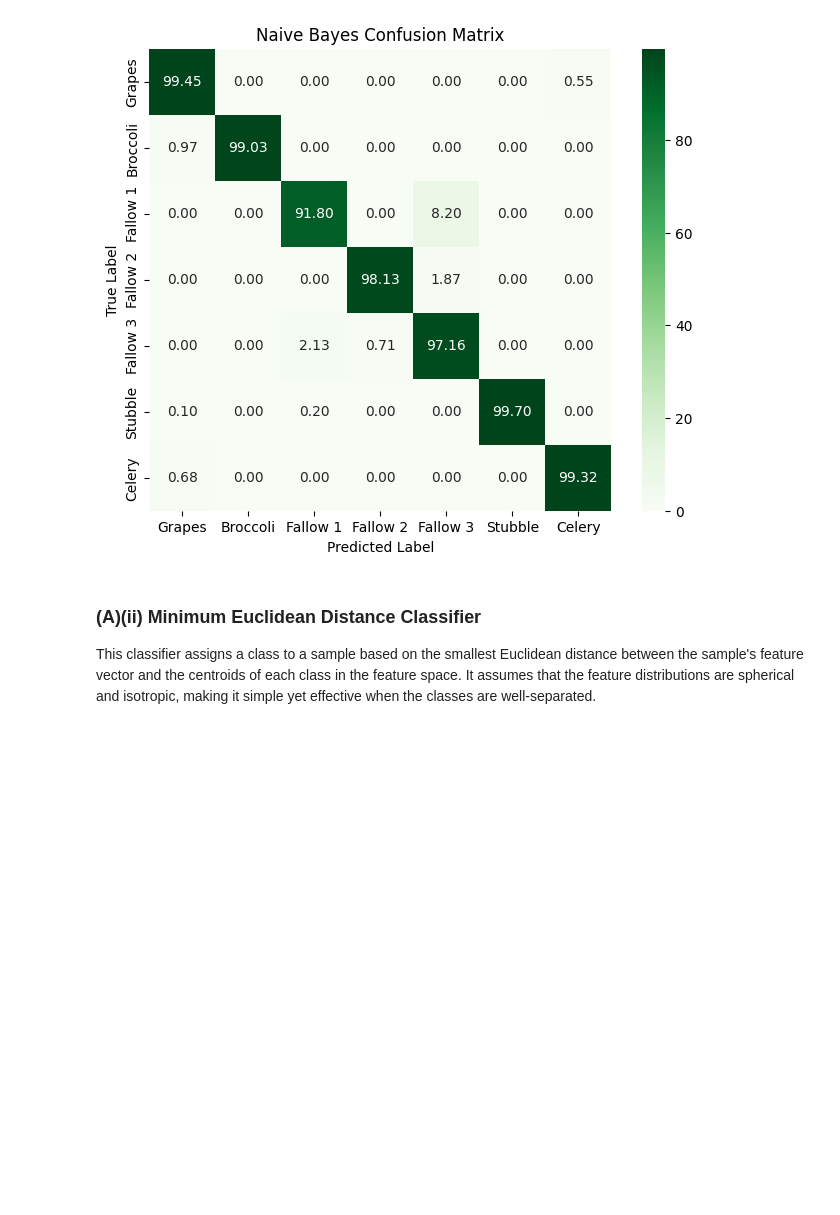
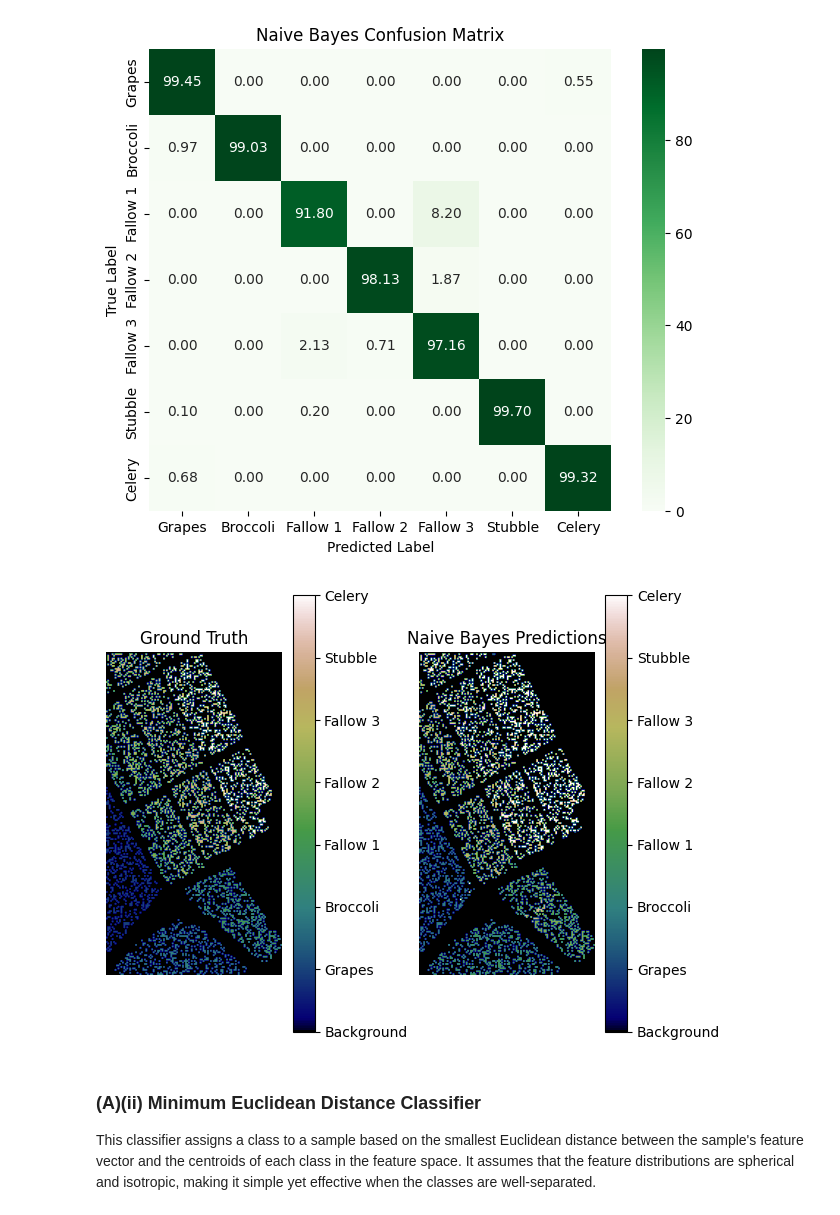
Before and after one commit to steliosg23/Machine-Learning-Project-2024-25, a Jupyter notebook: Part 2 Classification.ipynb, the cells around one changed output. Cells and saved outputs as stored; diff of their text form; code cells hidden in the pictures; blank space fills up the shorter version.

```diff
--- a/Part 2 Classification.ipynb
+++ b/Part 2 Classification.ipynb
@@ -129,3 +131,33 @@ def plot_confusion_matrix(cm, class_names, title):
+# %%
+def plot_ground_truth_vs_prediction(ground_truth, predictions, title, class_names):
+    # Extend class names to include "Background" at index 0
+    extended_class_names = ["Background"] + class_names
+
+    # Map predictions to spatial format
+    predictions_mapped = np.zeros(ground_truth.shape)
+    test_pixel_indices = np.where(ground_truth != 0)
+    predictions_mapped[test_pixel_indices] = predictions + 1  # Shift class indices by 1 for background
+
+    # Create a figure with two subplots
+    fig, axs = plt.subplots(1, 2)
+
+    # Ground Truth
+    img1 = axs[0].imshow(ground_truth, cmap='gist_earth', vmin=0, vmax=len(extended_class_names) - 1)
+    axs[0].set_title('Ground Truth')
+    axs[0].axis('off')
+    cbar1 = fig.colorbar(img1, ax=axs[0], ticks=np.arange(len(extended_class_names)))
+    cbar1.ax.set_yticklabels(extended_class_names)
+
+    # Predictions
+    img2 = axs[1].imshow(predictions_mapped, cmap='gist_earth', vmin=0, vmax=len(extended_class_names) - 1)
+    axs[1].set_title(title)
+    axs[1].axis('off')
+    cbar2 = fig.colorbar(img2, ax=axs[1], ticks=np.arange(len(extended_class_names)))
+    cbar2.ax.set_yticklabels(extended_class_names)
+
+    # Display the plot
+    plt.tight_layout()
+    plt.show()
 # %% [markdown]
 ## (A) Classifiers Training and Testing
 # %% [markdown]
@@ -179,6 +211,12 @@ Naive Bayes Success Rate: 98.13%
 plot_confusion_matrix(conf_matrix_nb, class_names,title="Naive Bayes Confusion Matrix")
 # %% [output]
 [figure]
+# %%
+class_names = ["Grapes", "Broccoli", "Fallow 1", "Fallow 2", "Fallow 3", "Stubble", "Celery"]
+
+plot_ground_truth_vs_prediction(Test_Set, y_pred_nb, "Naive Bayes Predictions", class_names)
+# %% [output]
+[figure, added]
 # %% [markdown]
 ### (A)(ii) Minimum Euclidean Distance Classifier
 This classifier assigns a class to a sample based on the smallest Euclidean distance between the sample's feature vector and the centroids of each class in the feature space. It assumes that the feature distributions are spherical and isotropic, making it simple yet effective when the classes are well-separated.
```
Also changed, not shown: parts of 8 cells of this notebook.
